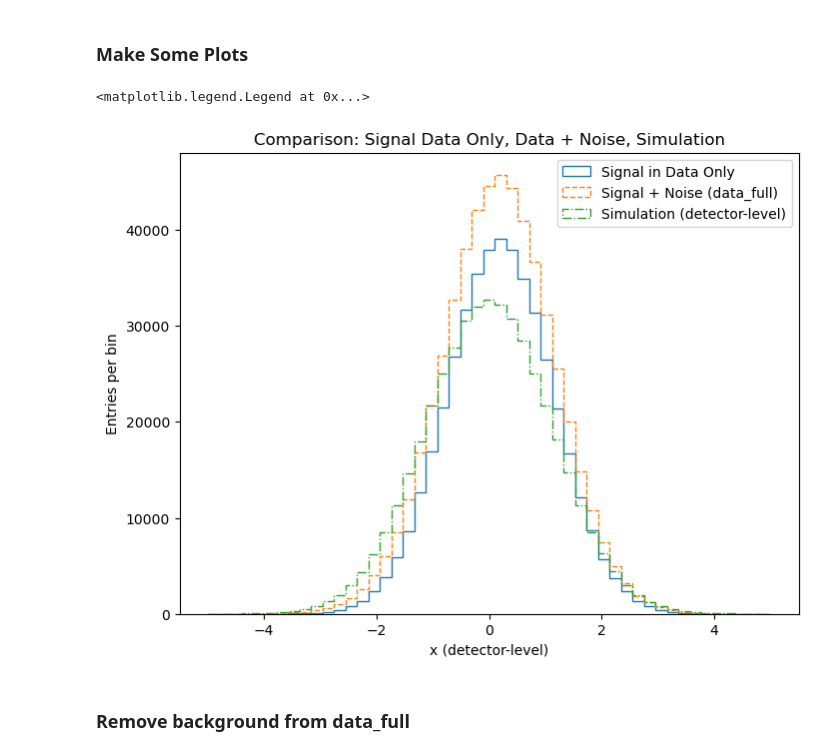
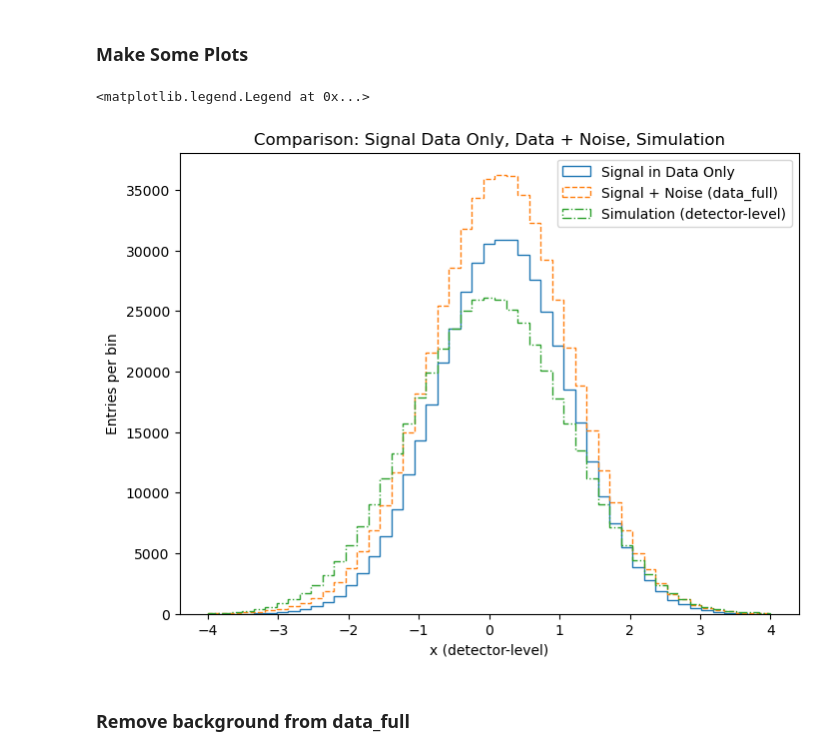
Before and after one commit to yashmehra028/OmniFold, a Jupyter notebook: MyExample.ipynb, the cells around one changed output. Saved outputs shown, nothing was run; the diff lists cells and outputs as text; code cells hidden in the pictures.

```diff
--- a/MyExample.ipynb
+++ b/MyExample.ipynb
@@ -105,30 +105,30 @@ x_synth_  = np.column_stack([X_G_sim_eff,  X_S_sim_eff])
 # %%
 # 1) Mask out dummy entries
 mask_sim_eff  = (X_S_sim_eff  != dummyval)
 
 # 2) Define arrays for plotting
 simulation_signal  = X_S_sim_eff[mask_sim_eff]              # detector-level simulation
 
 # 3) Define bin edges
-bins = np.linspace(-5, 5, 50)
+bins = np.linspace(-4, 4, 50)
 
 # 4) Plot unfilled ("step") histograms, unnormalized
 plt.figure(figsize=(8, 6))
 
 plt.hist(signal_data_only, bins=bins, density=False,
          histtype='step', linestyle='-',  label="Signal in Data Only")
 plt.hist(data_full,        bins=bins, density=False,
          histtype='step', linestyle='--', label="Signal + Noise (data_full)")
 plt.hist(simulation_signal,bins=bins, density=False,
          histtype='step', linestyle='-.', label="Simulation (detector-level)")
 
 plt.xlabel("x (detector-level)")
 plt.ylabel("Entries per bin")  # unnormalized counts
 plt.title("Comparison: Signal Data Only, Data + Noise, Simulation")
 plt.legend()
 # %% [output]
 <matplotlib.legend.Legend at 0x...>
-[figure, old version]
+[figure, new version]
 # %% [markdown]
 ### Remove background from data_full
 # %%
```
Also changed, not shown: parts of 6 cells of this notebook.
